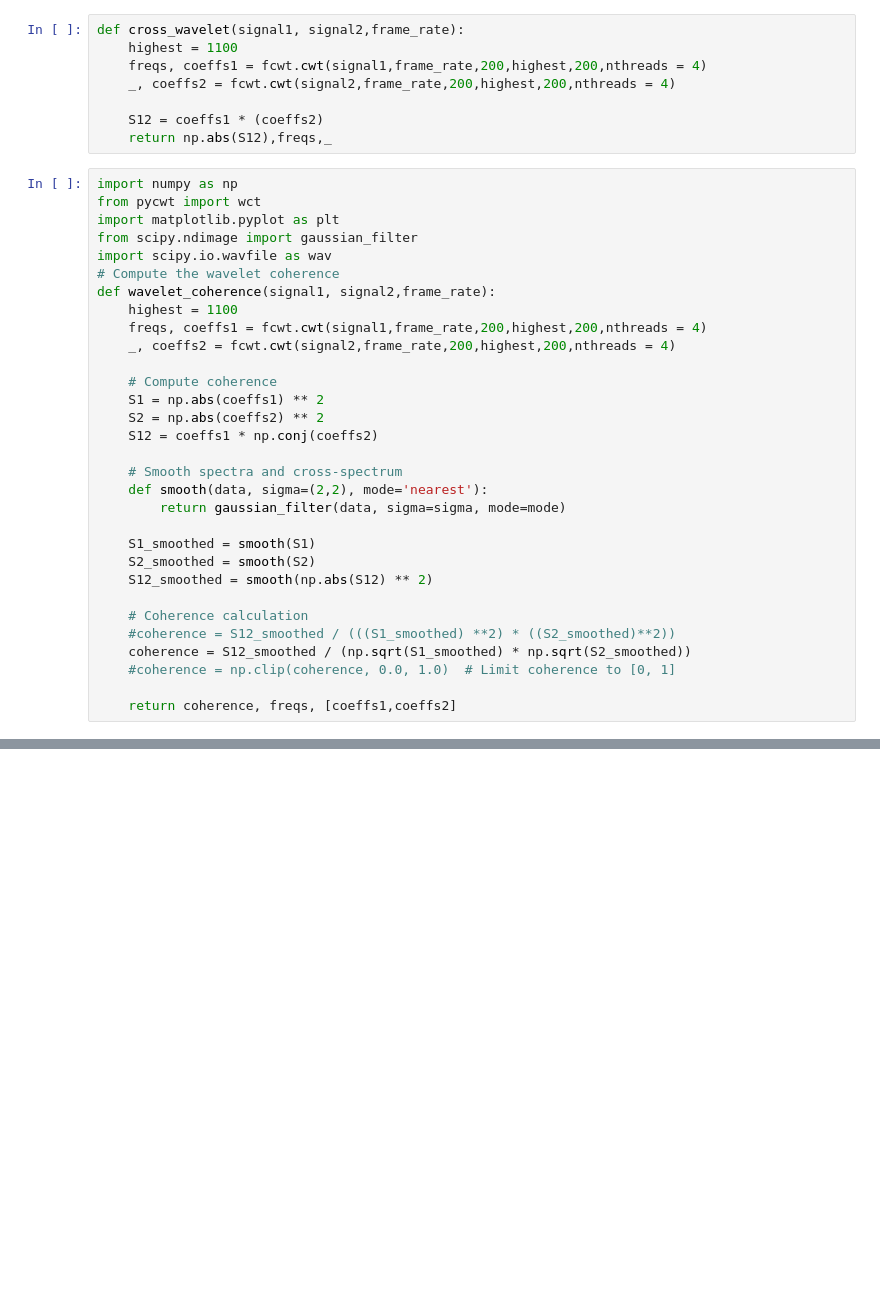
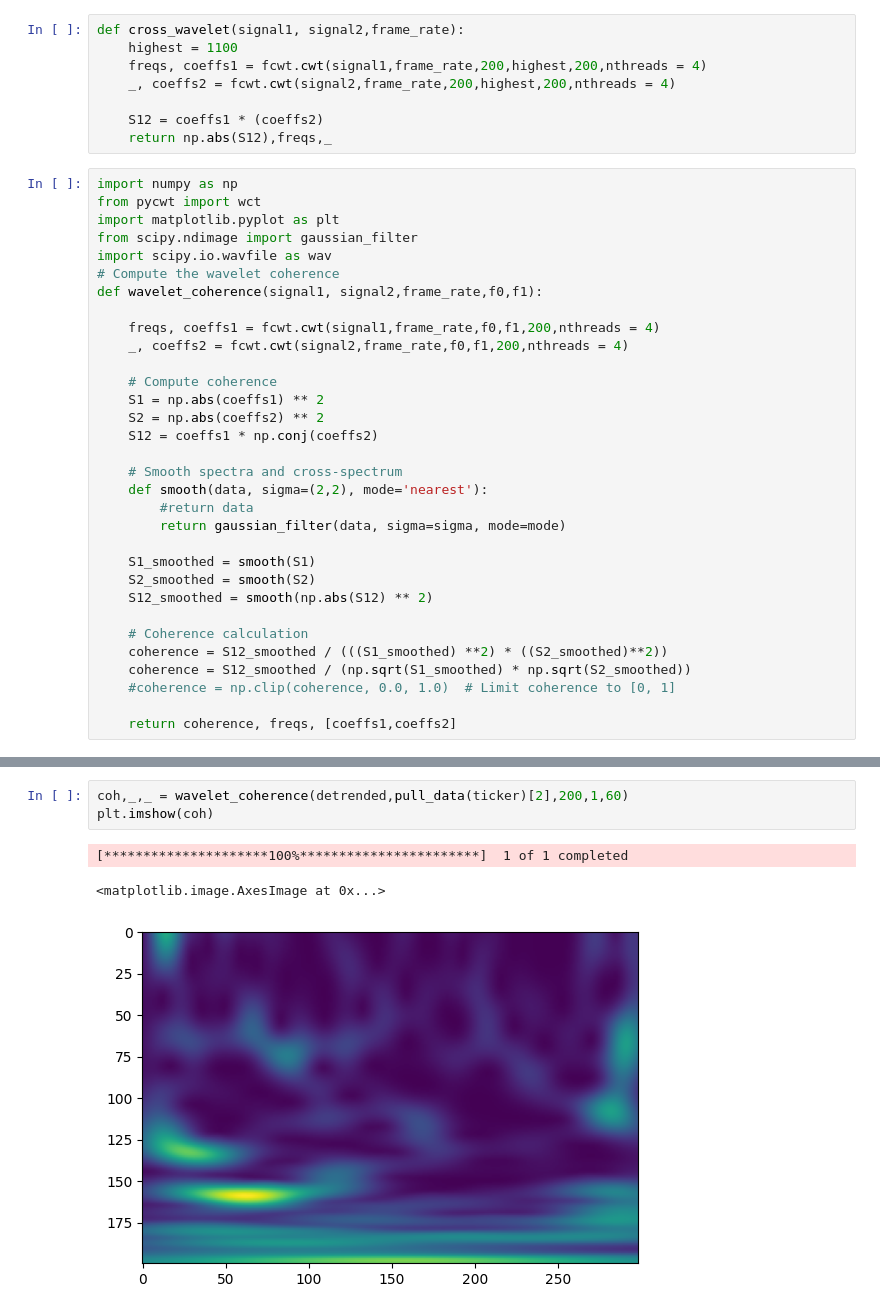
Before and after one commit to noshore5/Wavelet-Tech, a Jupyter notebook: fin/fCWT.ipynb, the cells around one changed output, grey strips where cells are left out. Cells and saved outputs as stored; diff of their text form; blank space fills up the shorter version.

```diff
--- a/fin/fCWT.ipynb
+++ b/fin/fCWT.ipynb
@@ -91,10 +32,10 @@ import matplotlib.pyplot as plt
 from scipy.ndimage import gaussian_filter
 import scipy.io.wavfile as wav
 # Compute the wavelet coherence
-def wavelet_coherence(signal1, signal2,frame_rate):
-    highest = 1100
-    freqs, coeffs1 = fcwt.cwt(signal1,frame_rate,200,highest,200,nthreads = 4)
-    _, coeffs2 = fcwt.cwt(signal2,frame_rate,200,highest,200,nthreads = 4)
+def wavelet_coherence(signal1, signal2,frame_rate,f0,f1):
+
+    freqs, coeffs1 = fcwt.cwt(signal1,frame_rate,f0,f1,200,nthreads = 4)
+    _, coeffs2 = fcwt.cwt(signal2,frame_rate,f0,f1,200,nthreads = 4)
 
     # Compute coherence
     S1 = np.abs(coeffs1) ** 2
@@ -103,6 +44,7 @@ def wavelet_coherence(signal1, signal2,frame_rate):
 
     # Smooth spectra and cross-spectrum
     def smooth(data, sigma=(2,2), mode='nearest'):
+        #return data
         return gaussian_filter(data, sigma=sigma, mode=mode)
 
     S1_smoothed = smooth(S1)
@@ -110,7 +52,7 @@ def wavelet_coherence(signal1, signal2,frame_rate):
     S12_smoothed = smooth(np.abs(S12) ** 2)
 
     # Coherence calculation
-    #coherence = S12_smoothed / (((S1_smoothed) **2) * ((S2_smoothed)**2))
+    coherence = S12_smoothed / (((S1_smoothed) **2) * ((S2_smoothed)**2))
     coherence = S12_smoothed / (np.sqrt(S1_smoothed) * np.sqrt(S2_smoothed))
     #coherence = np.clip(coherence, 0.0, 1.0)  # Limit coherence to [0, 1]
 
@@ -181,0 +134,7 @@ def bandpass_filter(signal, lowcut, highcut, fs, order=4):
+# %%
+coh,_,_ = wavelet_coherence(detrended,pull_data(ticker)[2],200,1,60)
+plt.imshow(coh)
+# %% [output]
+[*********************100%***********************]  1 of 1 completed
+<matplotlib.image.AxesImage at 0x...>
+[figure, added]
```
Also changed, not shown: parts of 18 cells of this notebook, 3 other files.
